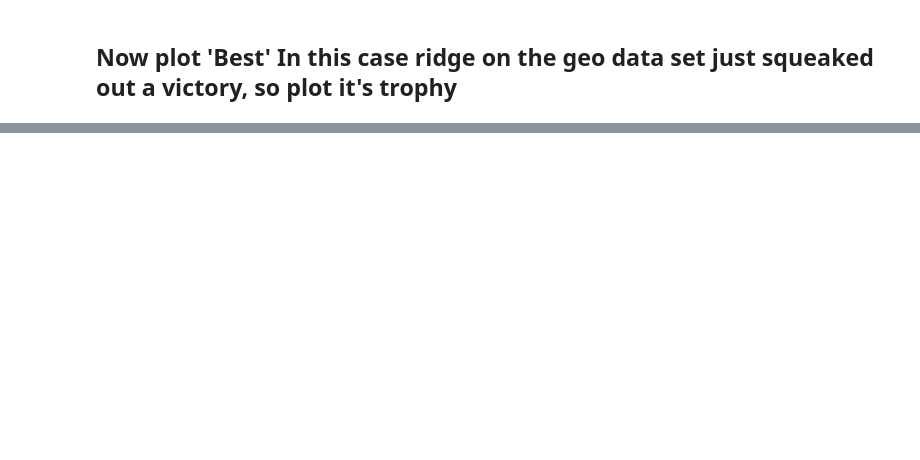
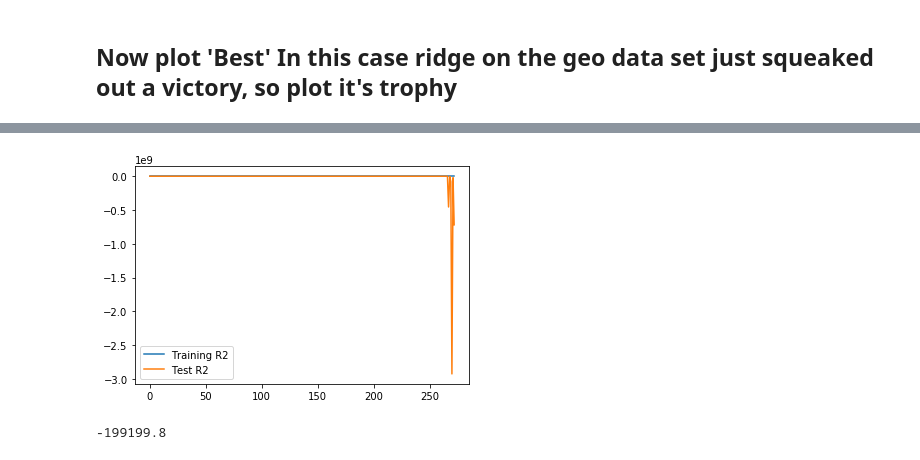
Before and after one commit to CpuKnows/CS-412-Class-Project, a Jupyter notebook: src/greedy_feature_linear_regression.ipynb, the cells around one changed output, grey strips where cells are left out. Saved outputs shown, nothing was run; the diff lists cells and outputs as text; code cells hidden in the pictures; blank space fills up the shorter version.

```diff
--- a/src/greedy_feature_linear_regression.ipynb
+++ b/src/greedy_feature_linear_regression.ipynb
@@ -44,16 +46,16 @@ geo_test_data = normalize.normalize(geo_test_data)
 X_train, X_val, y_train, y_val = train_test_split(train_data.loc[:, train_data.columns != 'log_SalePrice'],
                                                   train_data['log_SalePrice'],
                                                   test_size=0.2, random_state=42)
-X_test = train_data.drop('log_SalePrice', 1)
-y_test = train_data['log_SalePrice']
+X_test = test_data.drop('log_SalePrice', 1)
+y_test = test_data['log_SalePrice']
 
 
 # Split geodemo training set into train and validation set
 X_geo_train, X_geo_val, y_geo_train, y_geo_val = train_test_split(geo_train_data.loc[:, geo_train_data.columns != 'log_SalePrice'],
                                                                   geo_train_data['log_SalePrice'],
                                                                   test_size=0.2, random_state=42)
-X_geo_test = geo_train_data.drop('log_SalePrice', 1)
-y_geo_test = geo_train_data['log_SalePrice']
+X_geo_test = geo_test_data.drop('log_SalePrice', 1)
+y_geo_test = geo_test_data['log_SalePrice']
 # %% [markdown]
 # Not all features may be in test and train at this point due to one hot encoding,
 # so check columns in one and not the other and remove
@@ -127,6 +146,6 @@ r2 on test: 0.9337470143419374
 # %%
 ridge_clf_geo = linear_model.Ridge(alpha=1.0)
-ridg_clf_geo, features_ridge_geo, r2 = learning_helpers.greedy_feature_selection(ridge_clf_geo, X_geo_train, y_geo_train, X_geo_val, y_geo_val, 0.00001)
+ridg_clf_geo, features_ridge_geo, r2 = learning_helpers.greedy_feature_selection(ridge_clf_geo, X_geo_train, y_geo_train, X_geo_val, y_geo_val,0)
 print('r2: {0}'.format(r2))
 
 y_pred = ridge_clf_geo.predict(X_geo_test[features_ridge_geo])
@@ -174,0 +253,14 @@ Median margin of error: 0.05099098917781654
+# %%
+#print(selected_features)
+#print(train_accuracy)
+#print(test_accuracy)
+plt.plot(train_accuracy, label = 'Training R2')
+plt.plot(val_accuracy, label = 'Test R2')
+plt.legend()
+plt.show()
+# %% [output]
+[figure, added]
+# %%
+print(r2_score([4, 3, 2, 1], [4, 3, 2, 999]))
+# %% [output]
+-199199.8
```
Also changed, not shown: parts of 22 cells of this notebook, 7 other files.
